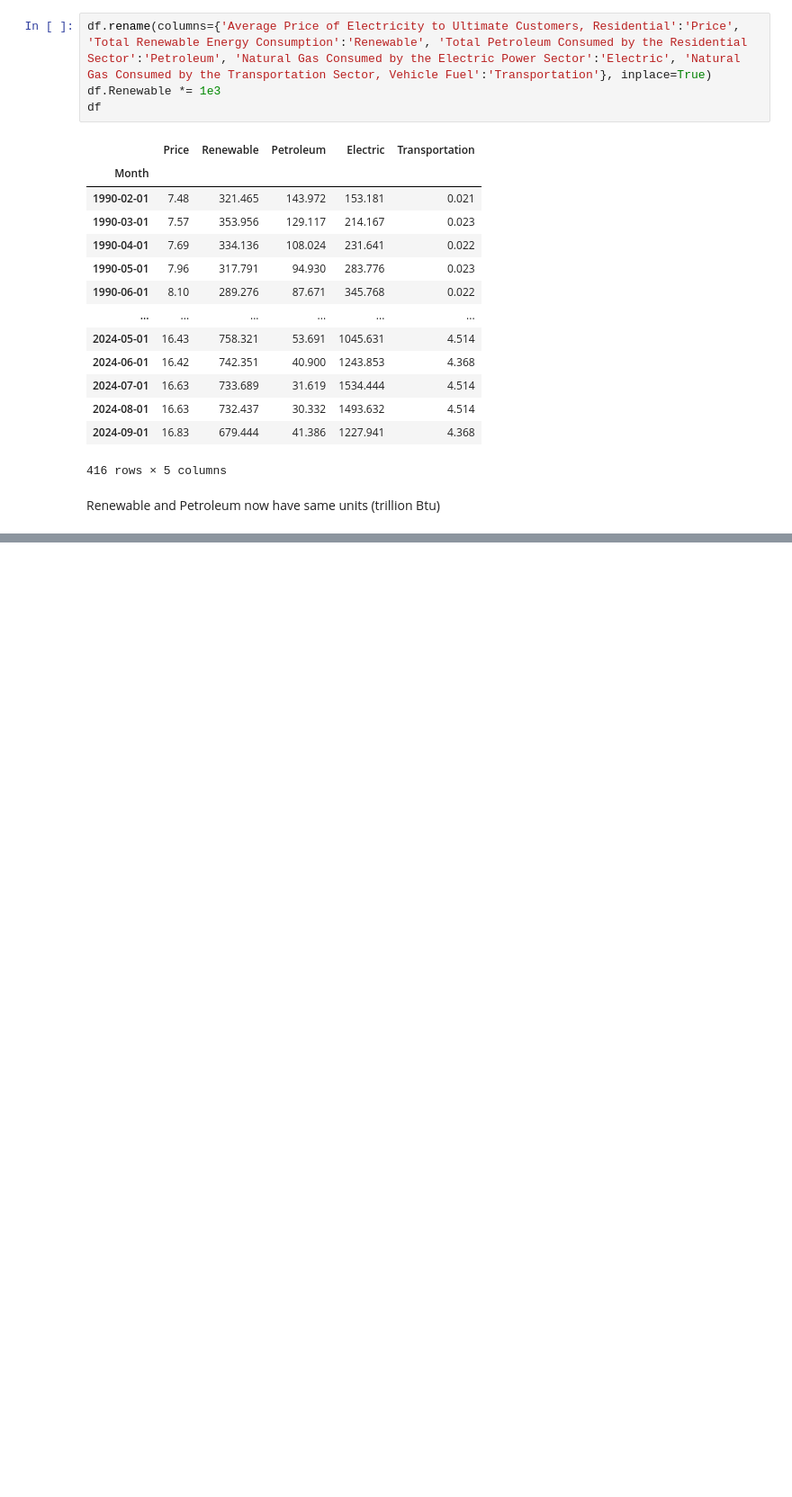
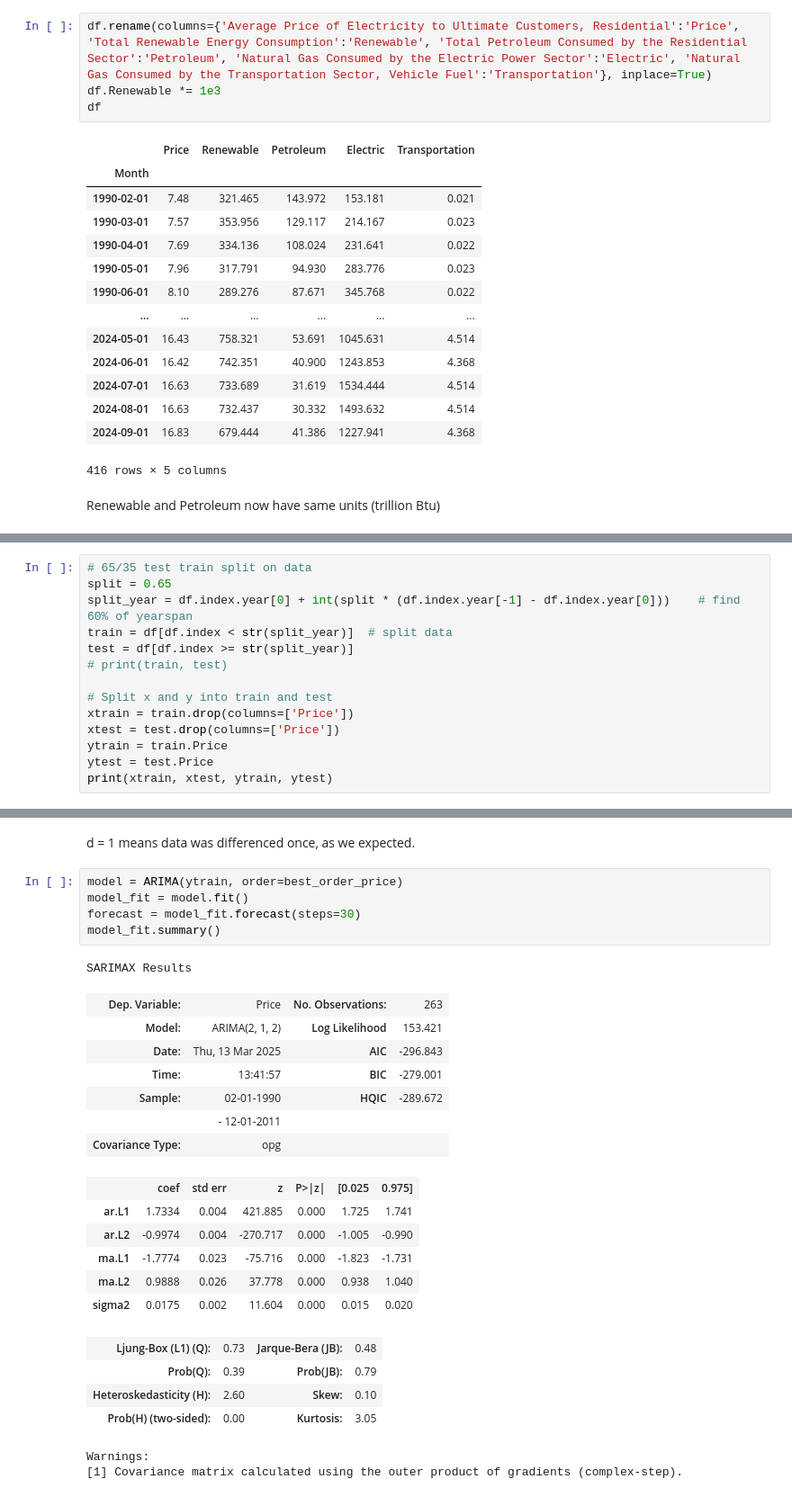
Before and after one commit to bktakacs/springboard_dsc_capstone3, a Jupyter notebook: pp-model.ipynb, the cells around one changed output, grey strips where cells are left out. Shown at 90% size. Drawn from its saved outputs; the diff is of its cells as text; blank space fills up the shorter version.

```diff
--- a/pp-model.ipynb
+++ b/pp-model.ipynb
@@ -86,0 +72,14 @@ plt.show()
+# %%
+# 65/35 test train split on data
+split = 0.65
+split_year = df.index.year[0] + int(split * (df.index.year[-1] - df.index.year[0]))    # find 60% of yearspan
+train = df[df.index < str(split_year)]  # split data
+test = df[df.index >= str(split_year)]
+# print(train, test)
+
+# Split x and y into train and test
+xtrain = train.drop(columns=['Price'])
+xtest = test.drop(columns=['Price'])
+ytrain = train.Price
+ytest = test.Price
+print(xtrain, xtest, ytrain, ytest)
@@ -86,0 +169,28 @@ plt.show()
+# %% [markdown]
+d = 1 means data was differenced once, as we expected.
+# %%
+model = ARIMA(ytrain, order=best_order_price)
+model_fit = model.fit()
+forecast = model_fit.forecast(steps=30)
+model_fit.summary()
+# %% [output]
+SARIMAX Results
+| Dep. Variable: | Price | No. Observations: | 263 |
+| Model: | ARIMA(2, 1, 2) | Log Likelihood | 153.421 |
+| Date: | Thu, 13 Mar 2025 | AIC | -296.843 |
+| Time: | 13:41:57 | BIC | -279.001 |
+| Sample: | 02-01-1990 | HQIC | -289.672 |
+|  | - 12-01-2011 |  |  |
+| Covariance Type: | opg |  |  |
+|  | coef | std err | z | P>|z| | [0.025 | 0.975] |
+| ar.L1 | 1.7334 | 0.004 | 421.885 | 0.000 | 1.725 | 1.741 |
+| ar.L2 | -0.9974 | 0.004 | -270.717 | 0.000 | -1.005 | -0.990 |
+| ma.L1 | -1.7774 | 0.023 | -75.716 | 0.000 | -1.823 | -1.731 |
+| ma.L2 | 0.9888 | 0.026 | 37.778 | 0.000 | 0.938 | 1.040 |
+| sigma2 | 0.0175 | 0.002 | 11.604 | 0.000 | 0.015 | 0.020 |
+| Ljung-Box (L1) (Q): | 0.73 | Jarque-Bera (JB): | 0.48 |
+| Prob(Q): | 0.39 | Prob(JB): | 0.79 |
+| Heteroskedasticity (H): | 2.60 | Skew: | 0.10 |
+| Prob(H) (two-sided): | 0.00 | Kurtosis: | 3.05 |
+Warnings:
+[1] Covariance matrix calculated using the outer product of gradients (complex-step).
```
Also changed, not shown: parts of 16 cells of this notebook.
